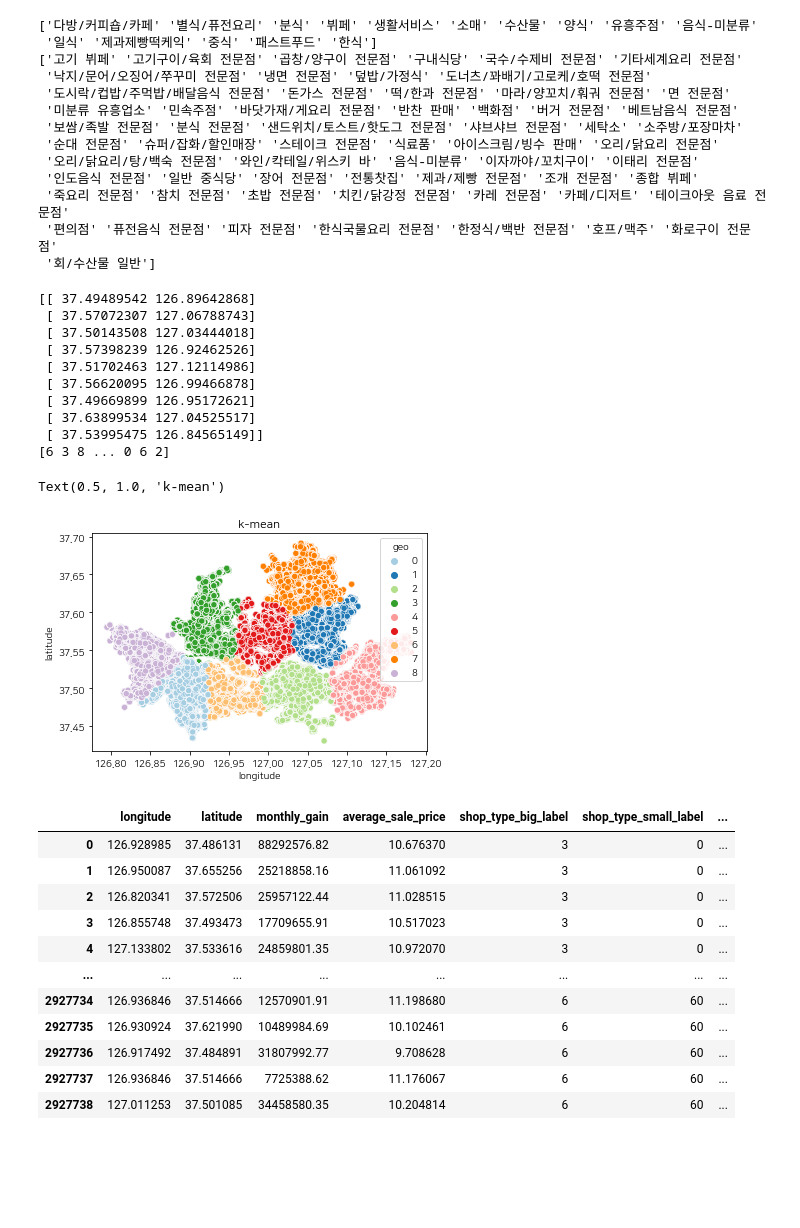
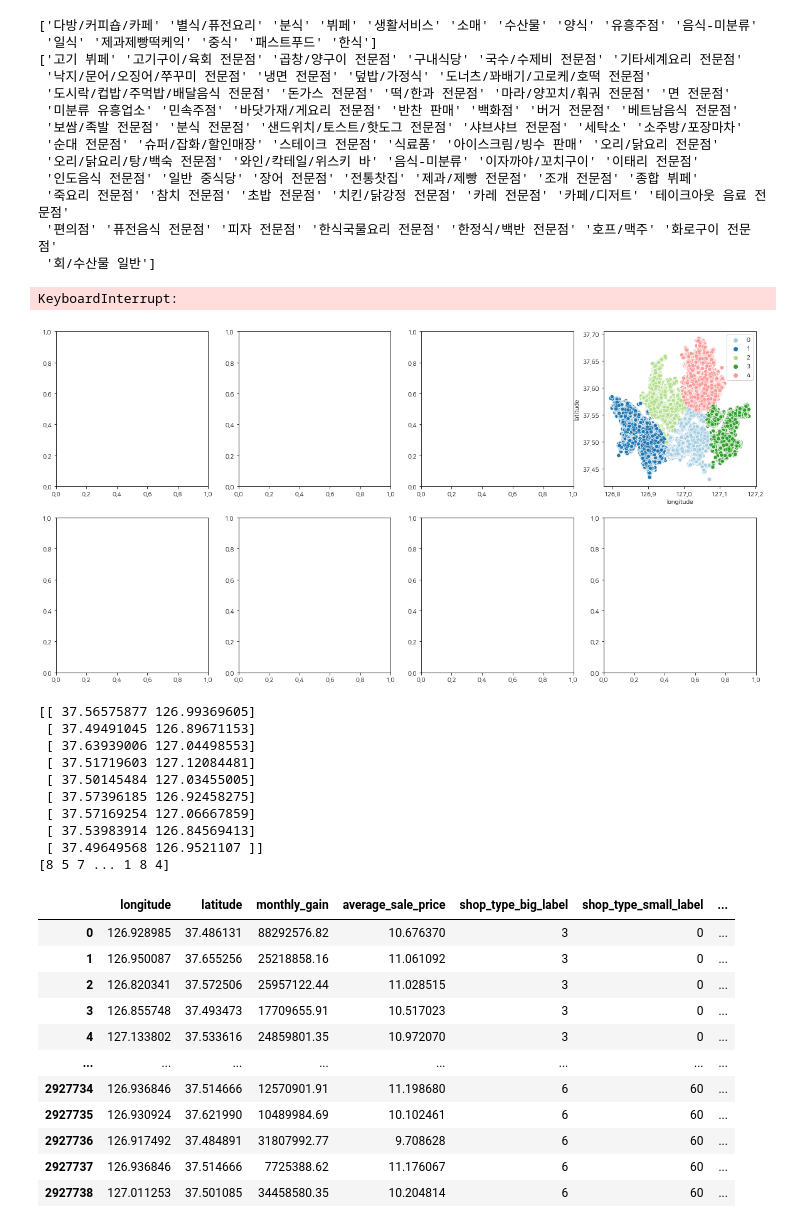
Before and after one commit to iDolphin99/Commerical_data_analysis, a Jupyter notebook: dolphin/baseline_classification_big_NLP.ipynb, the cells around one changed output. Saved outputs shown, nothing was run; the diff lists cells and outputs as text; code cells hidden in the pictures; blank space fills up the shorter version.

```diff
--- a/dolphin/baseline_classification_big_NLP.ipynb
+++ b/dolphin/baseline_classification_big_NLP.ipynb
@@ -231,36 +231,44 @@ processed_data = pd.concat([processed_data, df], axis=1)
 processed_data['concat_text'] = processed_data['shop_name'] + ' ' + processed_data['shop_type_big'] + ' ' + processed_data['shop_type_small'] + ' '
 processed_data['concat_text'] = processed_data['concat_text'] + ' ' + processed_data['address1'] + ' ' + processed_data['address2']
 processed_data = processed_data.drop(['shop_name', 'shop_type_big', 'shop_type_small', 'address1', 'address2'], axis=1)
+# %%
+k_Means_Plot(Data = processed_data[['latitude', 'longitude']],
+                 Select_k = range(5, 9),
+                 Init_Method='k-means++',Num_Init=1)
+# %% [output]
+KeyboardInterrupt:
+[figure, added]
 # %%
 # Labeling - KMeans Clustering
 # longitude + latitude = geo
 from sklearn.cluster import KMeans
+from sklearn.metrics import silhouette_score
 
-kmeans = KMeans(n_clusters=9).fit(processed_data[['latitude', 'longitude']])
+kmeans = KMeans(n_clusters=9, init='k-means++', n_init=1).fit(processed_data[['latitude', 'longitude']])
 print(kmeans.cluster_centers_)
 print(kmeans.labels_)
 
 processed_data['geo'] = kmeans.labels_
 
 # plotting geo
+score = np.round(silhouette_score(processed_data[['latitude', 'longitude']], kmeans.labels_),3)
+
 sns.scatterplot(x='longitude' , y='latitude', hue="geo", data=processed_data, palette="Paired")
-plt.title('k-mean')
+plt.title(str(score))
 
 # NLP 처리를 위해서 featrue drop은 생략합니다!
 #processed_data = processed_data.drop(['longitude', 'latitude'], axis=1)
 # %% [output]
-[[ 37.49489542 126.89642868]
- [ 37.57072307 127.06788743]
- [ 37.50143508 127.03444018]
- [ 37.57398239 126.92462526]
- [ 37.51702463 127.12114986]
- [ 37.56620095 126.99466878]
- [ 37.49669899 126.95172621]
- [ 37.63899534 127.04525517]
- [ 37.53995475 126.84565149]]
-[6 3 8 ... 0 6 2]
+[[ 37.56575877 126.99369605]
+ [ 37.49491045 126.89671153]
+ [ 37.63939006 127.04498553]
+ [ 37.51719603 127.12084481]
+ [ 37.50145484 127.03455005]
+ [ 37.57396185 126.92458275]
+ [ 37.57169254 127.06667859]
+ [ 37.53983914 126.84569413]
+ [ 37.49649568 126.9521107 ]]
+[8 5 7 ... 1 8 4]
-Text(0.5, 1.0, 'k-mean')
-[figure, removed]
 # %%
 # average_sale_price -> skewed data
 # log transfromation
```
Also changed, not shown: parts of 2 cells of this notebook, 3 other files.
